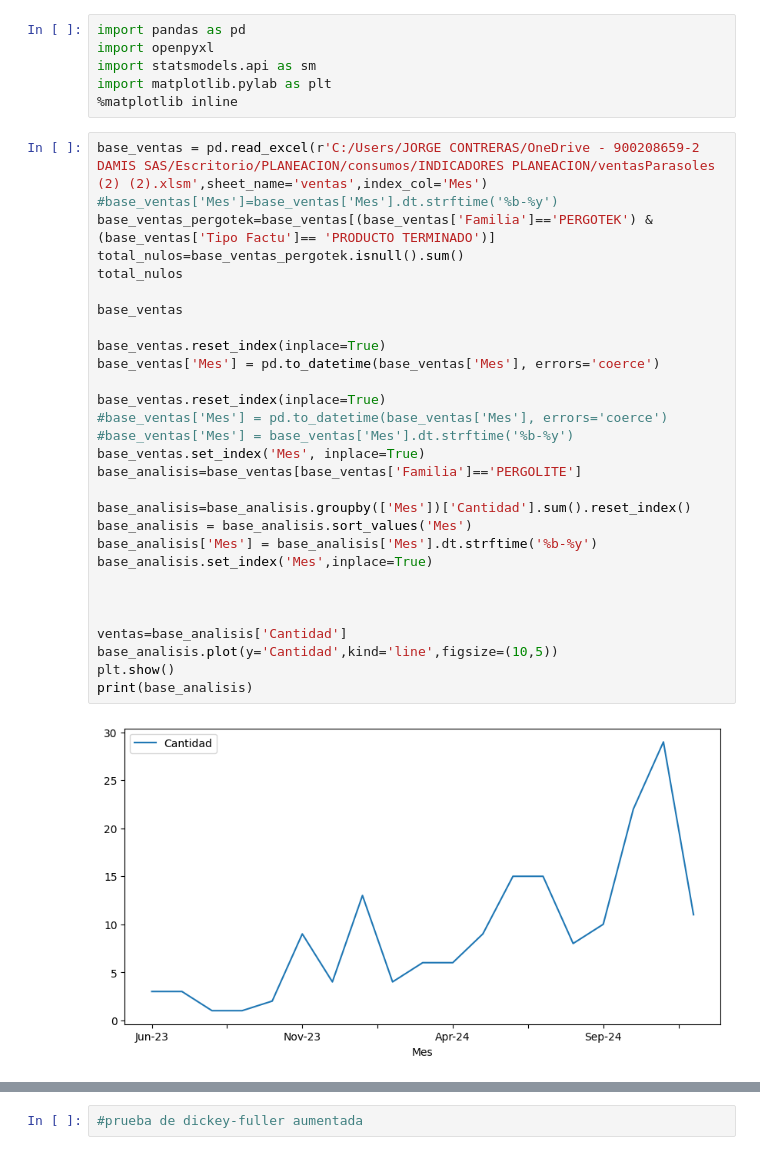
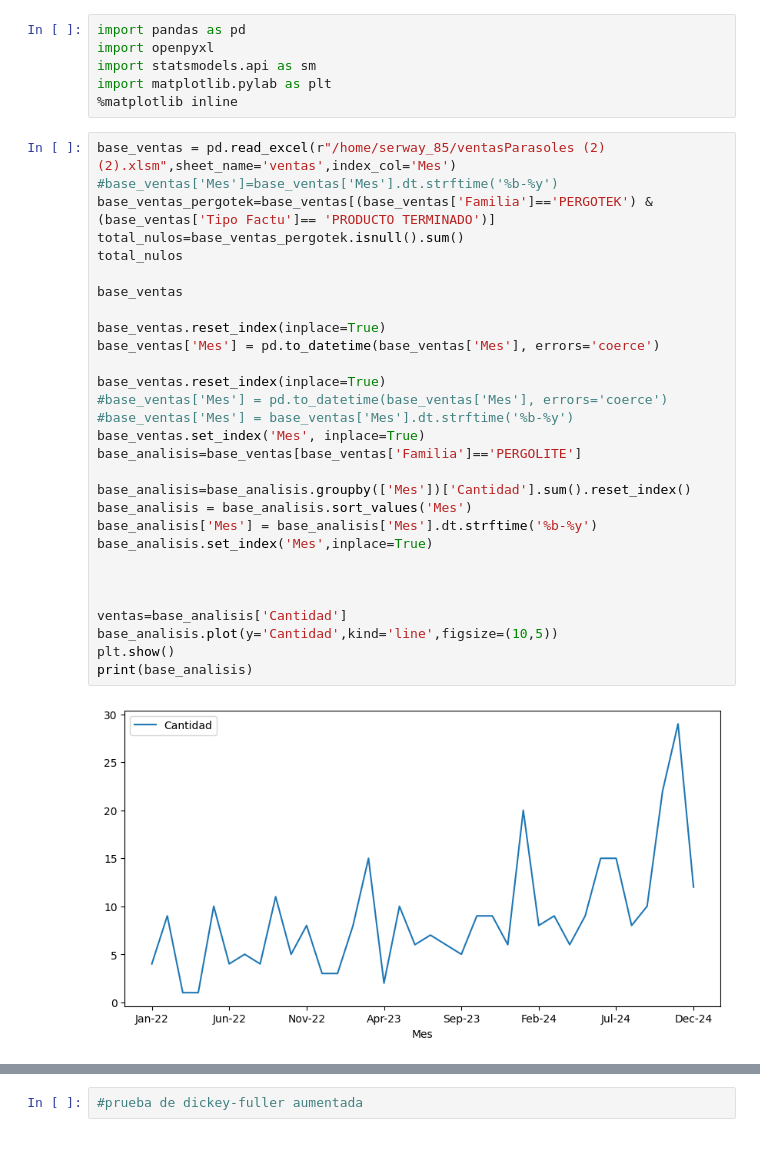
Before and after one commit to serway-hub/Proyecto_pronostico, a Jupyter notebook: analisis_pronostico.ipynb, the cells around one changed output, grey strips where cells are left out. Saved outputs shown, nothing was run; the diff lists cells and outputs as text.

```diff
--- a/analisis_pronostico.ipynb
+++ b/analisis_pronostico.ipynb
@@ -5,35 +5,35 @@ import statsmodels.api as sm
 import matplotlib.pylab as plt
 %matplotlib inline
 # %%
-base_ventas = pd.read_excel(r'C:/Users/JORGE CONTRERAS/OneDrive - 900208659-2 DAMIS SAS/Escritorio/PLANEACION/consumos/INDICADORES PLANEACION/ventasParasoles (2) (2).xlsm',sheet_name='ventas',index_col='Mes')
+base_ventas = pd.read_excel(r"/home/serway_85/ventasParasoles (2) (2).xlsm",sheet_name='ventas',index_col='Mes')
 #base_ventas['Mes']=base_ventas['Mes'].dt.strftime('%b-%y')
 base_ventas_pergotek=base_ventas[(base_ventas['Familia']=='PERGOTEK') & (base_ventas['Tipo Factu']== 'PRODUCTO TERMINADO')]
 total_nulos=base_ventas_pergotek.isnull().sum()
 total_nulos
 
 base_ventas
 
 base_ventas.reset_index(inplace=True)
 base_ventas['Mes'] = pd.to_datetime(base_ventas['Mes'], errors='coerce')
 
 base_ventas.reset_index(inplace=True)
 #base_ventas['Mes'] = pd.to_datetime(base_ventas['Mes'], errors='coerce')
 #base_ventas['Mes'] = base_ventas['Mes'].dt.strftime('%b-%y')
 base_ventas.set_index('Mes', inplace=True)
 base_analisis=base_ventas[base_ventas['Familia']=='PERGOLITE']
 
 base_analisis=base_analisis.groupby(['Mes'])['Cantidad'].sum().reset_index()
 base_analisis = base_analisis.sort_values('Mes')
 base_analisis['Mes'] = base_analisis['Mes'].dt.strftime('%b-%y')
 base_analisis.set_index('Mes',inplace=True)
 
 
 
 ventas=base_analisis['Cantidad']
 base_analisis.plot(y='Cantidad',kind='line',figsize=(10,5))
 plt.show()
 print(base_analisis)
 # %% [output]
-[figure, old version]
+[figure, new version]
         Cantidad
 Mes
```
Also changed, not shown: parts of 27 cells of this notebook.
